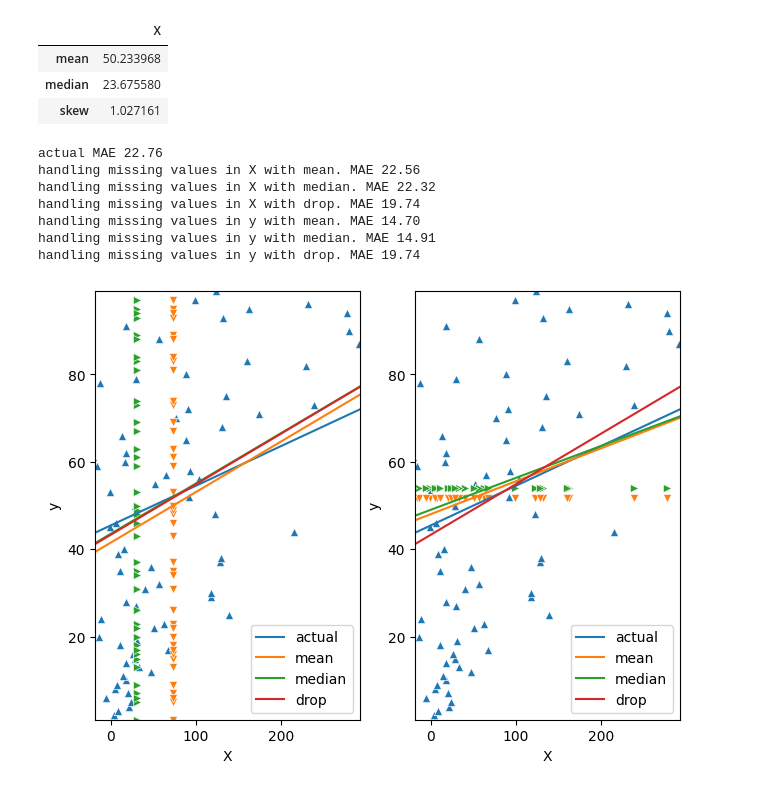
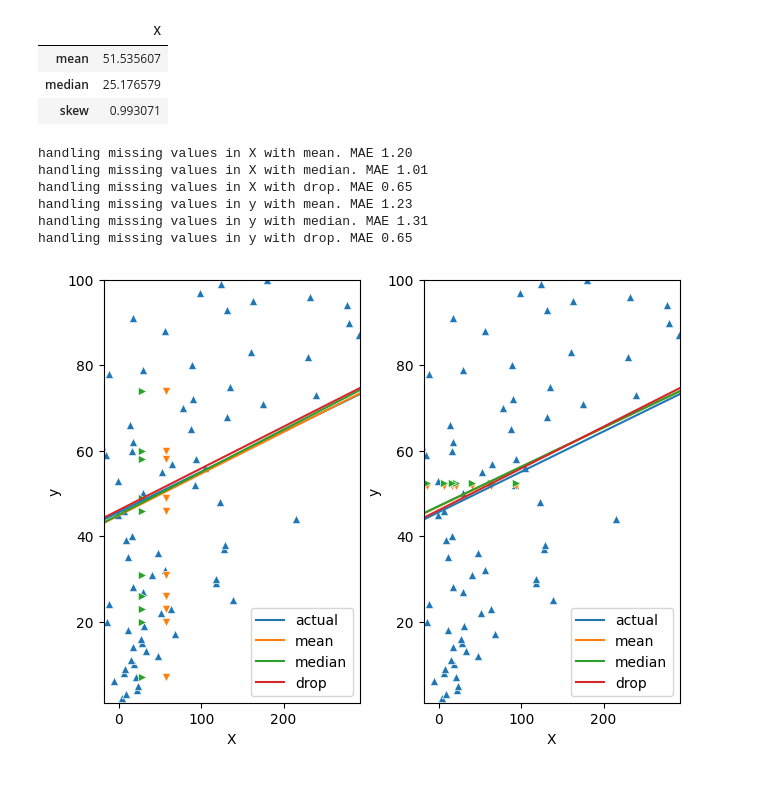
Before and after one commit to jasonrichdarmawan/hacktiv8-ftds-fase0, a Jupyter notebook: x_fase1/week04_day06_libur/pm/pm.ipynb, the cells around one changed output. Saved outputs shown, nothing was run; the diff lists cells and outputs as text; code cells hidden in the pictures.

```diff
--- a/x_fase1/week04_day06_libur/pm/pm.ipynb
+++ b/x_fase1/week04_day06_libur/pm/pm.ipynb
@@ -16,8 +25,8 @@ df = pd.DataFrame(
     data={
         # noise
         # reference: https://stackoverflow.com/questions/14058340/adding-noise-to-a-signal-in-python
-        'X': np.arange(1,100,1) * rnd.normal(1,2,99),
-        'y': np.arange(1,100,1)
+        'X': np.arange(1,101,1) * rnd.normal(1,2,100),
+        'y': np.arange(1,101,1)
     }
 )
 
@@ -25,9 +34,8 @@ display(df[['X']].agg(['mean', 'median', 'skew']))
 
 lin_act = LinearRegression().fit(X=df[['X']], y=df['y'])
 y_lin_act = lin_act.predict(df[['X']])
-# print('actual MAE {:.2f}'.format(mean_absolute_error(y_true=df['y'], y_pred=y_lin_act)))
 
-drop_indices = rnd.choice(df.index, 40, replace=False)
+drop_indices = rnd.choice(df.index, 10, replace=False)
 
 fig, axs = plt.subplots(1,2, layout="constrained")
 
@@ -44,53 +52,52 @@ for column, ax in zip(['X', 'y'], axs.ravel()):
     ## mean imputation
     df_mea = df.copy()
     df_mea[column] = df_mea[column].drop(index=drop_indices)
     df_mea[column].fillna(df_mea[column].mean(), inplace=True)
     sns.scatterplot(data=df_mea.iloc[drop_indices], x='X', y='y', marker='v', ax=ax)
 
     lin_mea = LinearRegression().fit(X=df_mea[['X']], y=df_mea['y'])
     y_lin_mea = lin_mea.predict(df_mea[['X']])
     sns.lineplot(x=df_mea['X'], y=y_lin_mea, ax=ax, label='mean')
-    # print('handling missing values in {0} with {1}. MAE {2:.2f}'
-    #     .format(column,
-    #             "mean",
-    #             mean_absolute_error(y_true=df_mea['y'], y_pred=y_lin_mea)))
+    print('handling missing values in {0} with {1}. MAE {2:.2f}'
+        .format(column,
+                "mean",
+                mean_absolute_error(y_true=y_lin_act, y_pred=y_lin_mea)))
 
     ## median imputation
     df_med = df.copy()
     df_med[column] = df_med[column].drop(index=drop_indices)
     df_med[column].fillna(df_med[column].median(), inplace=True)
     sns.scatterplot(data=df_med.iloc[drop_indices], x='X', y='y', marker='>', ax=ax)
 
     lin_med = LinearRegression().fit(X=df_med[['X']], y=df_med['y'])
     y_lin_med = lin_med.predict(df_med[['X']])
     sns.lineplot(x=df_med['X'], y=y_lin_med, ax=ax, label='median')
-    # print('handling missing values in {0} with {1}. MAE {2:.2f}'
-    #     .format(column,
-    #             "median",
-    #             mean_absolute_error(y_true=df_med['y'], y_pred=y_lin_med)))
+    print('handling missing values in {0} with {1}. MAE {2:.2f}'
+        .format(column,
+                "median",
+                mean_absolute_error(y_true=y_lin_act, y_pred=y_lin_med)))
 
     ## no imputation
     df_drop = df.copy()
     df_drop[column] = df_drop[column].drop(index=drop_indices)
     df_drop.dropna(axis=0, inplace=True)
 
     lin_drop = LinearRegression().fit(X=df_drop[['X']], y=df_drop['y'])
     y_lin_drop = lin_drop.predict(df_drop[['X']])
     sns.lineplot(x=df_drop['X'], y=y_lin_drop, ax=ax, label='drop')
-    # print('handling missing values in {0} with {1}. MAE {2:.2f}'
-    #     .format(column,
-    #             "drop",
-    #             mean_absolute_error(y_true=df_drop['y'], y_pred=y_lin_drop)))
+    print('handling missing values in {0} with {1}. MAE {2:.2f}'
+        .format(column,
+                "drop",
+                mean_absolute_error(y_true=np.delete(arr=y_lin_act, obj=drop_indices), y_pred=y_lin_drop)))
 # %% [output]
 |  | X |
-| mean | 50.233968 |
-| median | 23.675580 |
-| skew | 1.027161 |
+| mean | 51.535607 |
+| median | 25.176579 |
+| skew | 0.993071 |
-actual MAE 22.76
-handling missing values in X with mean. MAE 22.56
-handling missing values in X with median. MAE 22.32
-handling missing values in X with drop. MAE 19.74
-handling missing values in y with mean. MAE 14.70
-handling missing values in y with median. MAE 14.91
-handling missing values in y with drop. MAE 19.74
+handling missing values in X with mean. MAE 1.20
+handling missing values in X with median. MAE 1.01
+handling missing values in X with drop. MAE 0.65
+handling missing values in y with mean. MAE 1.23
+handling missing values in y with median. MAE 1.31
+handling missing values in y with drop. MAE 0.65
-[figure, old version]
+[figure, new version]
```
Also changed, not shown: parts of 1 cell of this notebook.
